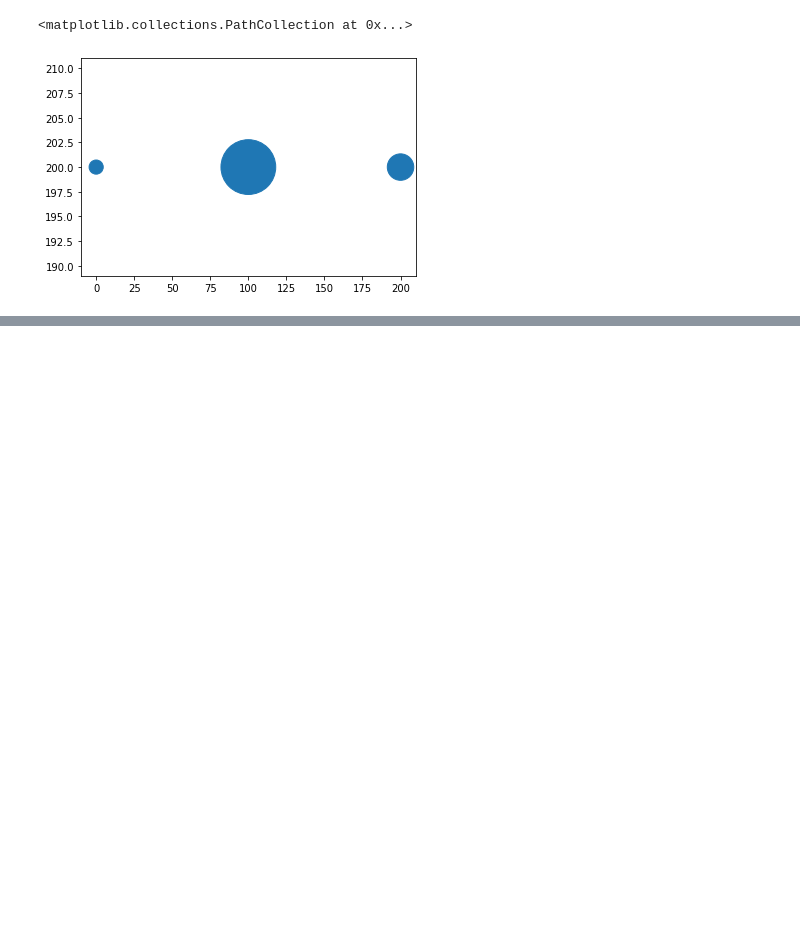
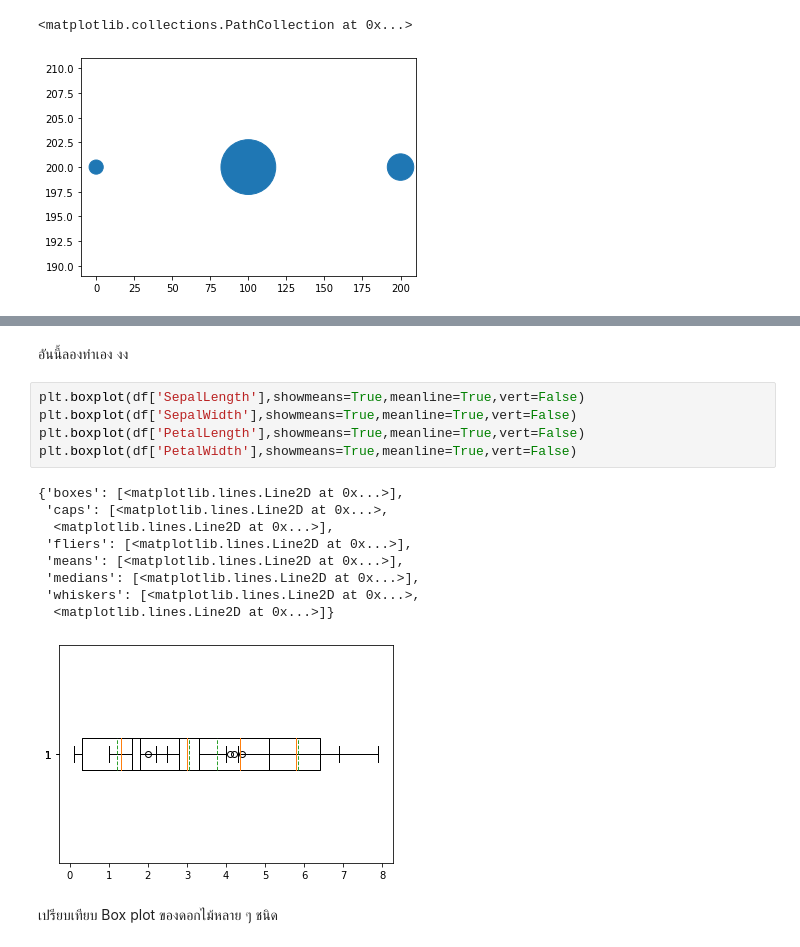
Before and after one commit to PondKann/data_viz, a Jupyter notebook: Visualize_Data_Distribution_(02).ipynb, the cells around one changed output, grey strips where cells are left out. Drawn from its saved outputs; the diff is of its cells as text; blank space fills up the shorter version.

```diff
--- a/Visualize_Data_Distribution_(02).ipynb
+++ b/Visualize_Data_Distribution_(02).ipynb
@@ -168,0 +293,19 @@ plt.scatter([0,100,200],[200,200,200],s=[200,3000,700])
+# %% [markdown]
+อันนี้ลองทำเอง งง
+# %%
+plt.boxplot(df['SepalLength'],showmeans=True,meanline=True,vert=False)
+plt.boxplot(df['SepalWidth'],showmeans=True,meanline=True,vert=False)
+plt.boxplot(df['PetalLength'],showmeans=True,meanline=True,vert=False)
+plt.boxplot(df['PetalWidth'],showmeans=True,meanline=True,vert=False)
+# %% [output]
+{'boxes': [<matplotlib.lines.Line2D at 0x...>],
+ 'caps': [<matplotlib.lines.Line2D at 0x...>,
+  <matplotlib.lines.Line2D at 0x...>],
+ 'fliers': [<matplotlib.lines.Line2D at 0x...>],
+ 'means': [<matplotlib.lines.Line2D at 0x...>],
+ 'medians': [<matplotlib.lines.Line2D at 0x...>],
+ 'whiskers': [<matplotlib.lines.Line2D at 0x...>,
+  <matplotlib.lines.Line2D at 0x...>]}
+[figure, added]
+# %% [markdown]
+เปรียบเทียบ Box plot ของดอกไม้หลาย ๆ ชนิด
```
Also changed, not shown: parts of 19 cells of this notebook.
